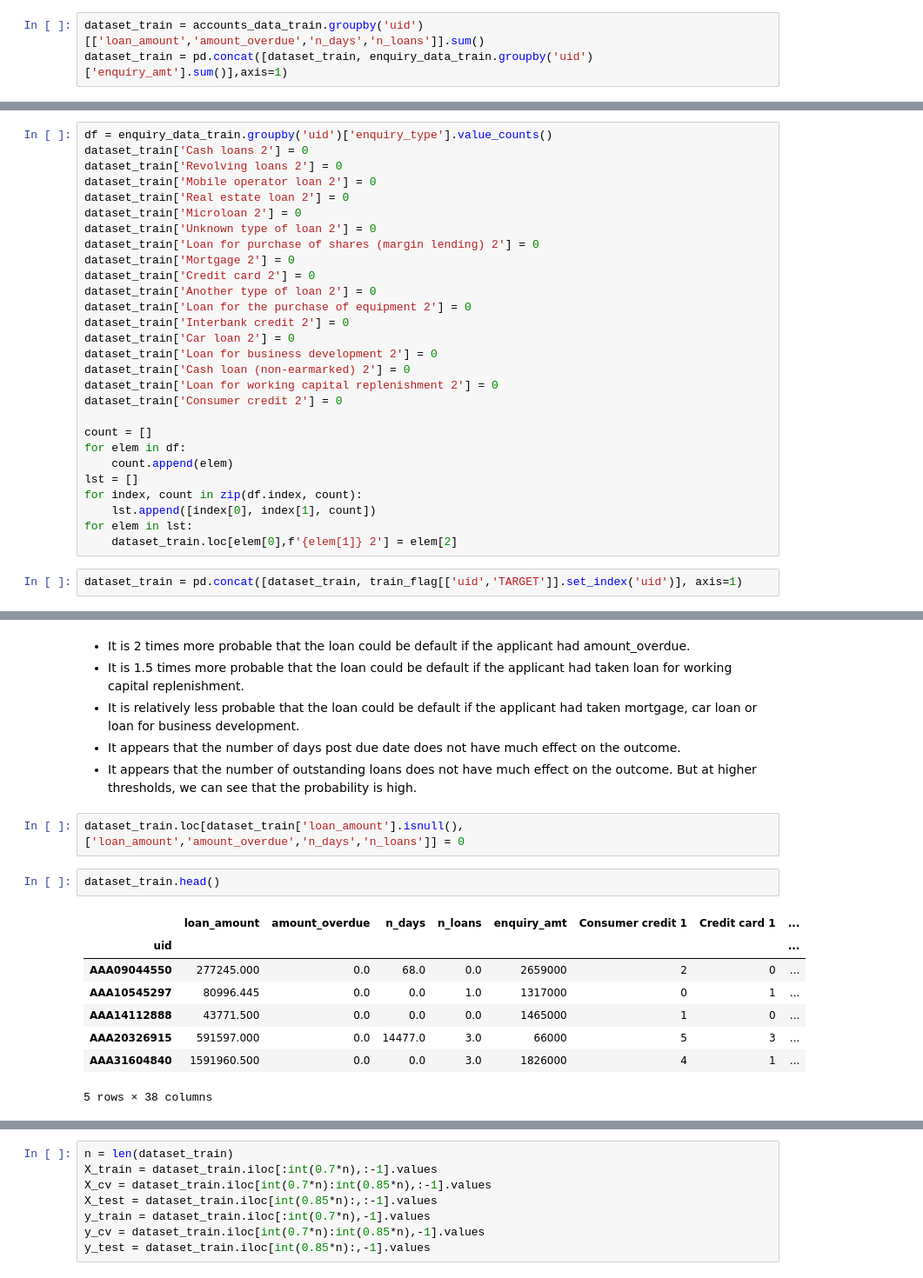
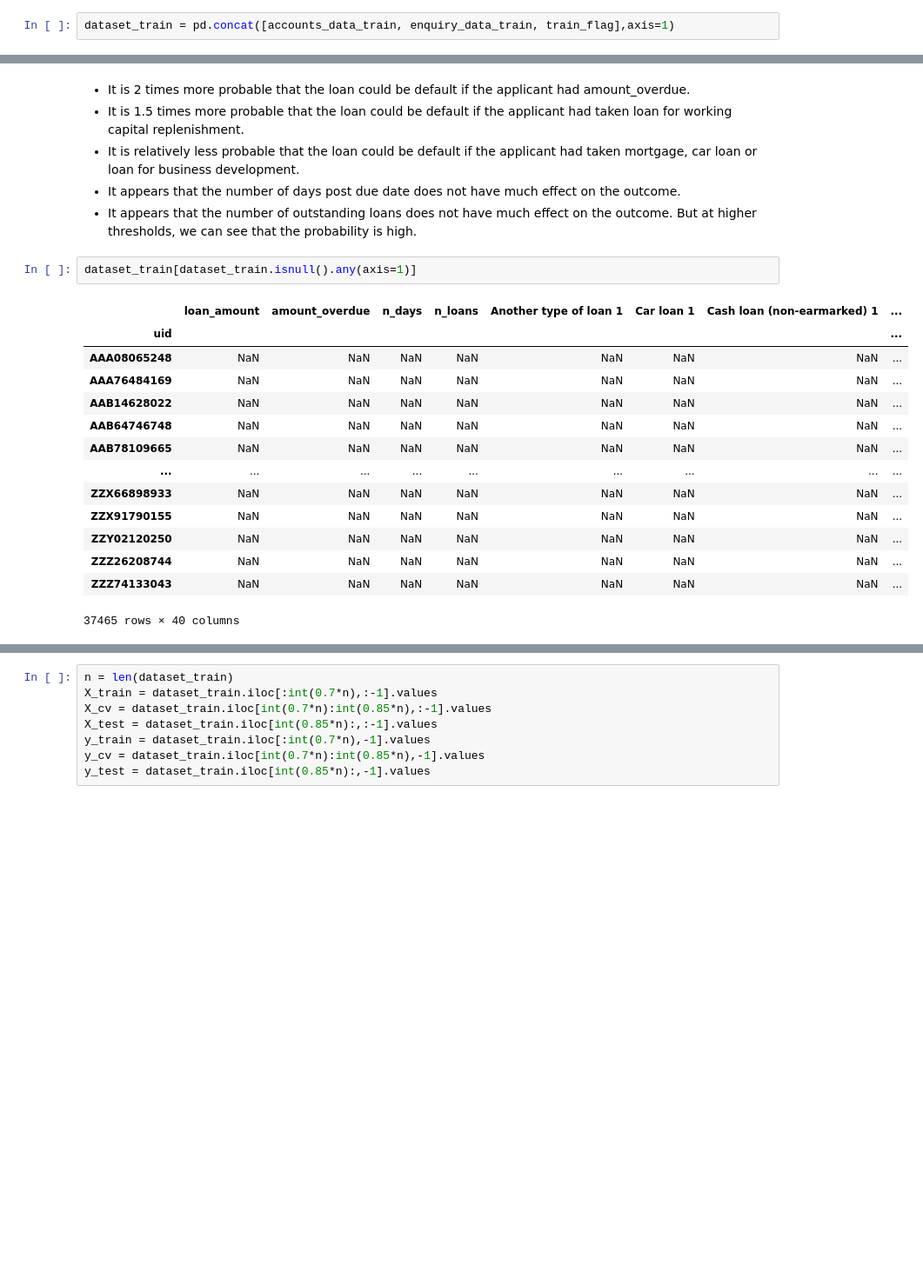
Before and after one commit to M-Krishna-Sumanth/Monsoon-CreditTech, a Jupyter notebook: Monsoon CreditTech.ipynb, the cells around one changed output, grey strips where cells are left out. Shown at 87% size. Saved outputs shown, nothing was run; the diff lists cells and outputs as text; blank space fills up the shorter version.

```diff
--- a/Monsoon CreditTech.ipynb
+++ b/Monsoon CreditTech.ipynb
@@ -365,3 +482,2 @@ accounts_data_train.loc[~accounts_data_train['closed_date'].isnull(),'n_loans']
 # %%
-dataset_train = accounts_data_train.groupby('uid')[['loan_amount','amount_overdue','n_days','n_loans']].sum()
-dataset_train = pd.concat([dataset_train, enquiry_data_train.groupby('uid')['enquiry_amt'].sum()],axis=1)
+dataset_train = pd.concat([accounts_data_train, enquiry_data_train, train_flag],axis=1)
@@ -394,30 +483,0 @@ for elem in lst:
-# %%
-df = enquiry_data_train.groupby('uid')['enquiry_type'].value_counts()
-dataset_train['Cash loans 2'] = 0
-dataset_train['Revolving loans 2'] = 0
-dataset_train['Mobile operator loan 2'] = 0
-dataset_train['Real estate loan 2'] = 0
-dataset_train['Microloan 2'] = 0
-dataset_train['Unknown type of loan 2'] = 0
-dataset_train['Loan for purchase of shares (margin lending) 2'] = 0
-dataset_train['Mortgage 2'] = 0
-dataset_train['Credit card 2'] = 0
-dataset_train['Another type of loan 2'] = 0
-dataset_train['Loan for the purchase of equipment 2'] = 0
-dataset_train['Interbank credit 2'] = 0
-dataset_train['Car loan 2'] = 0
-dataset_train['Loan for business development 2'] = 0
-dataset_train['Cash loan (non-earmarked) 2'] = 0
-dataset_train['Loan for working capital replenishment 2'] = 0
-dataset_train['Consumer credit 2'] = 0
-
-count = []
-for elem in df:
-    count.append(elem)
-lst = []
-for index, count in zip(df.index, count):
-    lst.append([index[0], index[1], count])
-for elem in lst:
-    dataset_train.loc[elem[0],f'{elem[1]} 2'] = elem[2]
-# %%
-dataset_train = pd.concat([dataset_train, train_flag[['uid','TARGET']].set_index('uid')], axis=1)
@@ -453,16 +525,20 @@ df[(df['Fraction']>0.09)|(df['Fraction']<0.07)].sort_values('Fraction')
 - It is relatively less probable that the loan could be default if the applicant had taken mortgage, car loan or loan for business development.
 - It appears that the number of days post due date does not have much effect on the outcome.
 - It appears that the number of outstanding loans does not have much effect on the outcome. But at higher thresholds, we can see that the probability is high.
-# %%
-dataset_train.loc[dataset_train['loan_amount'].isnull(),['loan_amount','amount_overdue','n_days','n_loans']] = 0
 # %%
-dataset_train.head()
+dataset_train[dataset_train.isnull().any(axis=1)]
 # %% [output]
-|  | loan_amount | amount_overdue | n_days | n_loans | enquiry_amt | Consumer credit 1 | Credit card 1 | ... |
+|  | loan_amount | amount_overdue | n_days | n_loans | Another type of loan 1 | Car loan 1 | Cash loan (non-earmarked) 1 | ... |
 | uid |  |  |  |  |  |  |  | ... |
-| AAA09044550 | 277245.000 | 0.0 | 68.0 | 0.0 | 2659000 | 2 | 0 | ... |
-| AAA10545297 | 80996.445 | 0.0 | 0.0 | 1.0 | 1317000 | 0 | 1 | ... |
-| AAA14112888 | 43771.500 | 0.0 | 0.0 | 0.0 | 1465000 | 1 | 0 | ... |
-| AAA20326915 | 591597.000 | 0.0 | 14477.0 | 3.0 | 66000 | 5 | 3 | ... |
-| AAA31604840 | 1591960.500 | 0.0 | 0.0 | 3.0 | 1826000 | 4 | 1 | ... |
+| AAA08065248 | NaN | NaN | NaN | NaN | NaN | NaN | NaN | ... |
+| AAA76484169 | NaN | NaN | NaN | NaN | NaN | NaN | NaN | ... |
+| AAB14628022 | NaN | NaN | NaN | NaN | NaN | NaN | NaN | ... |
+| AAB64746748 | NaN | NaN | NaN | NaN | NaN | NaN | NaN | ... |
+| AAB78109665 | NaN | NaN | NaN | NaN | NaN | NaN | NaN | ... |
+| ... | ... | ... | ... | ... | ... | ... | ... | ... |
+| ZZX66898933 | NaN | NaN | NaN | NaN | NaN | NaN | NaN | ... |
+| ZZX91790155 | NaN | NaN | NaN | NaN | NaN | NaN | NaN | ... |
+| ZZY02120250 | NaN | NaN | NaN | NaN | NaN | NaN | NaN | ... |
+| ZZZ26208744 | NaN | NaN | NaN | NaN | NaN | NaN | NaN | ... |
+| ZZZ74133043 | NaN | NaN | NaN | NaN | NaN | NaN | NaN | ... |
-5 rows × 38 columns
+37465 rows × 40 columns
```
Also changed, not shown: parts of 49 cells of this notebook.
